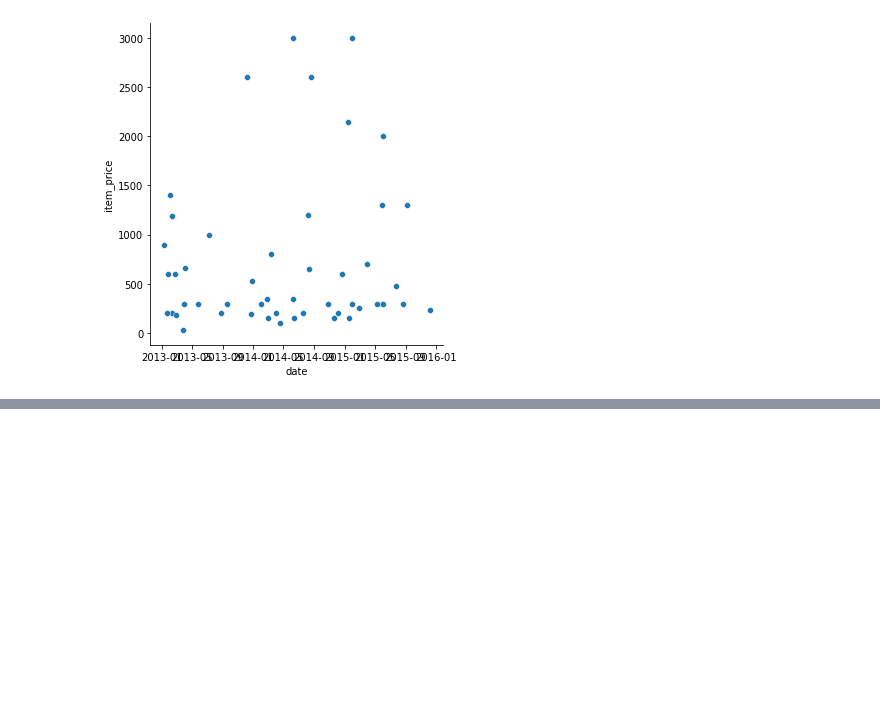
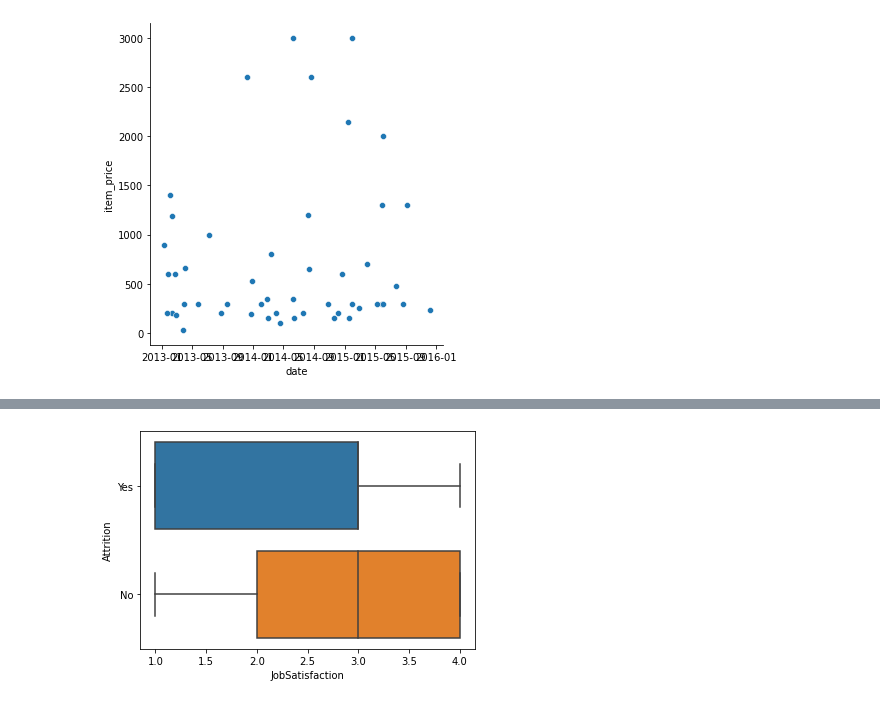
Before and after one commit to Guillaume-Lazaro/PythonEDA, a Jupyter notebook: Exercice Seaborn.ipynb, the cells around one changed output, grey strips where cells are left out. Cells and saved outputs as stored; diff of their text form; code cells hidden in the pictures; blank space fills up the shorter version.

```diff
--- a/Exercice Seaborn.ipynb
+++ b/Exercice Seaborn.ipynb
@@ -176,0 +225,5 @@ plt.show()
+# %%
+# 3)
+g = sns.boxplot(x="JobSatisfaction", y='Attrition', data=ibm_hr_attrition)
+# %% [output]
+[figure, added]
```
Also changed, not shown: parts of 19 cells of this notebook, 3 other files.
